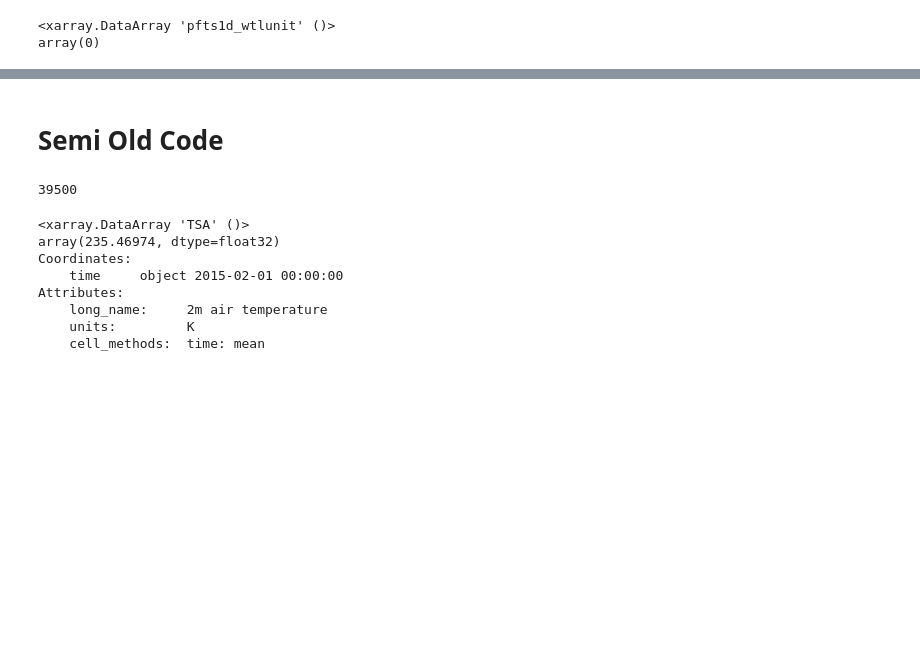
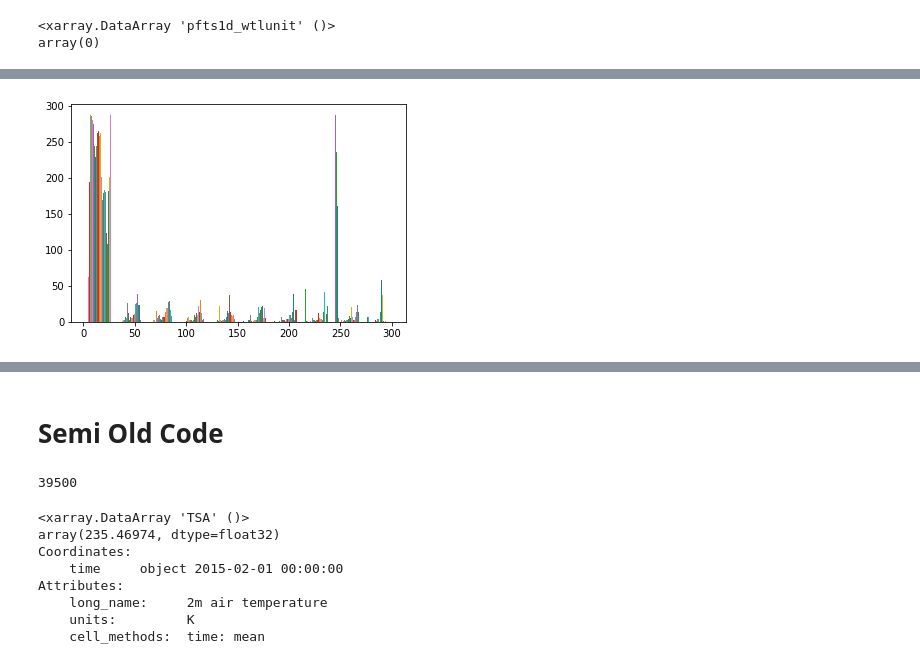
Before and after one commit to joyceee916/UHI-Plotting-Practice, a Jupyter notebook: Plotting_Practice_h1_LocalServer.ipynb, the cells around one changed output, grey strips where cells are left out. Cells and saved outputs as stored; diff of their text form; code cells hidden in the pictures; blank space fills up the shorter version.

```diff
--- a/Plotting_Practice_h1_LocalServer.ipynb
+++ b/Plotting_Practice_h1_LocalServer.ipynb
@@ -161,0 +165,6 @@ Vegetation/Bare Soil Weights
+# %%
+# Histogram of values from weighted TSA grid
+plt.hist(tsa_grid_weighted)
+plt.show()
+# %% [output]
+[figure, added]
```
Also changed, not shown: parts of 9 cells of this notebook.
